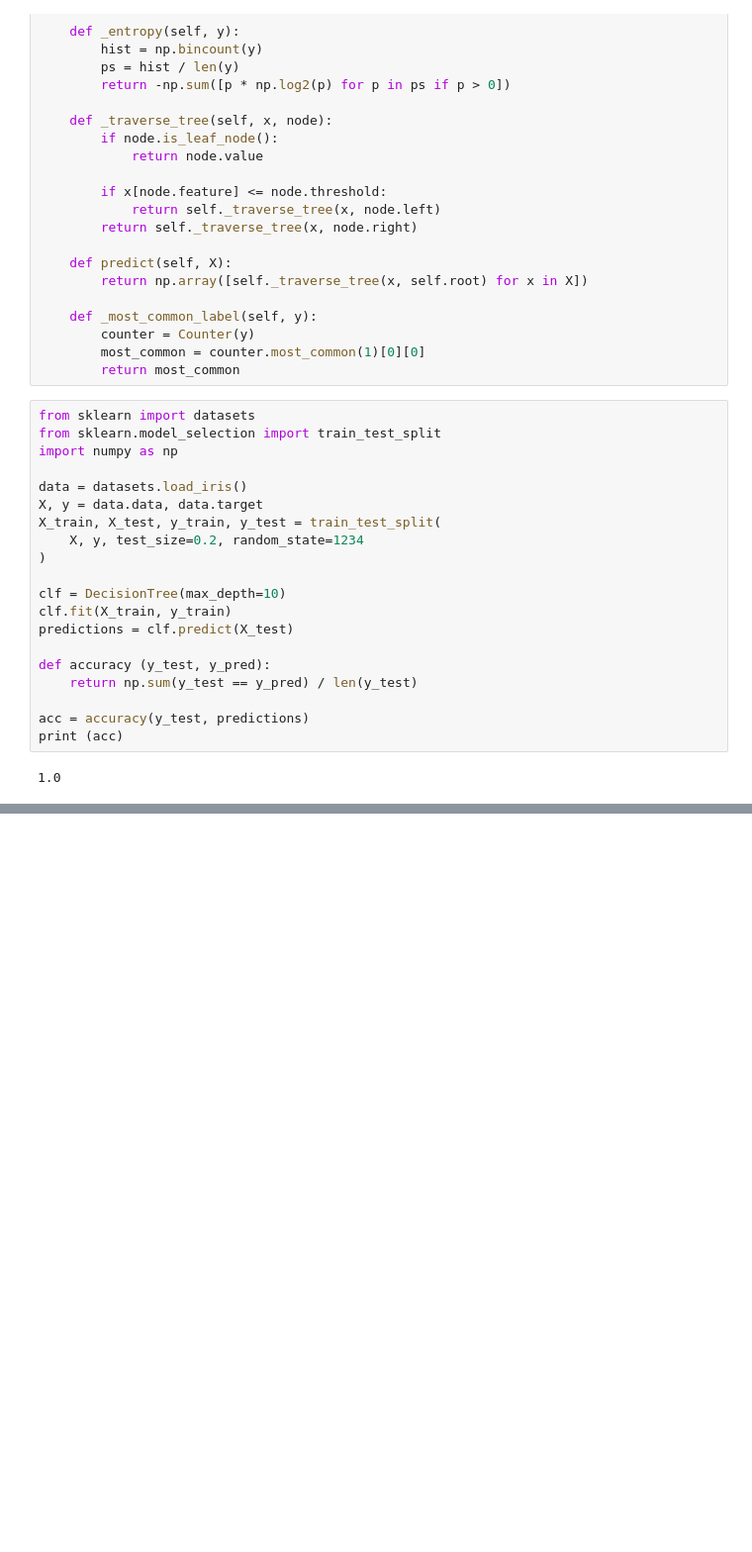
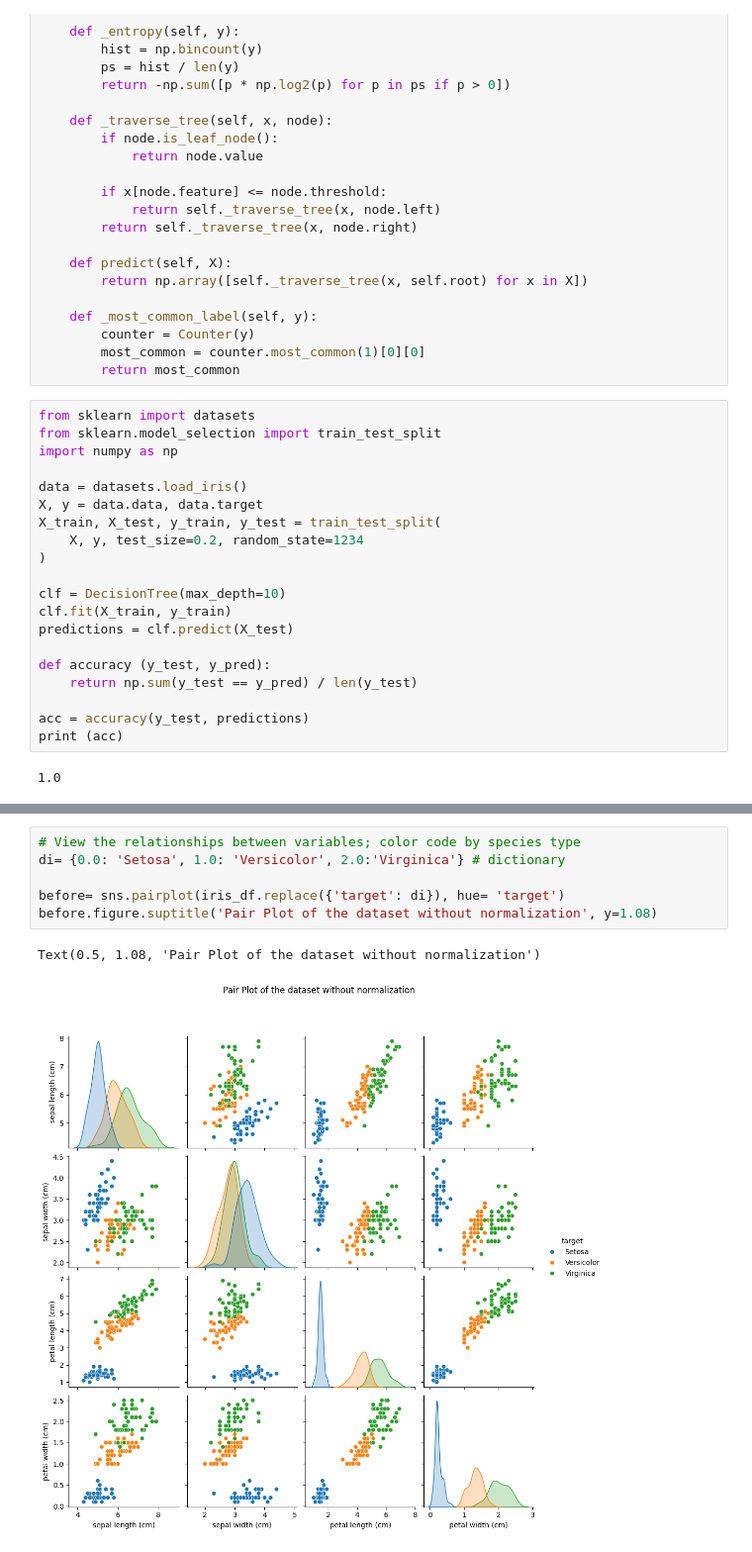
Before and after one commit to sirgypsyg/Artificial-Intelligence, a Jupyter notebook: lab4/decisionTree.ipynb, the cells around one changed output, grey strips where cells are left out. Shown: that part at 99% size. Saved outputs shown, nothing was run; the diff lists cells and outputs as text; blank space fills up the shorter version.

```diff
--- a/lab4/decisionTree.ipynb
+++ b/lab4/decisionTree.ipynb
@@ -131,0 +311,9 @@ print (acc)
+# %%
+# View the relationships between variables; color code by species type
+di= {0.0: 'Setosa', 1.0: 'Versicolor', 2.0:'Virginica'} # dictionary
+
+before= sns.pairplot(iris_df.replace({'target': di}), hue= 'target')
+before.figure.suptitle('Pair Plot of the dataset without normalization', y=1.08)
+# %% [output]
+Text(0.5, 1.08, 'Pair Plot of the dataset without normalization')
+[figure, added]
```
Also changed, not shown: parts of 14 cells of this notebook, 4 other files.
